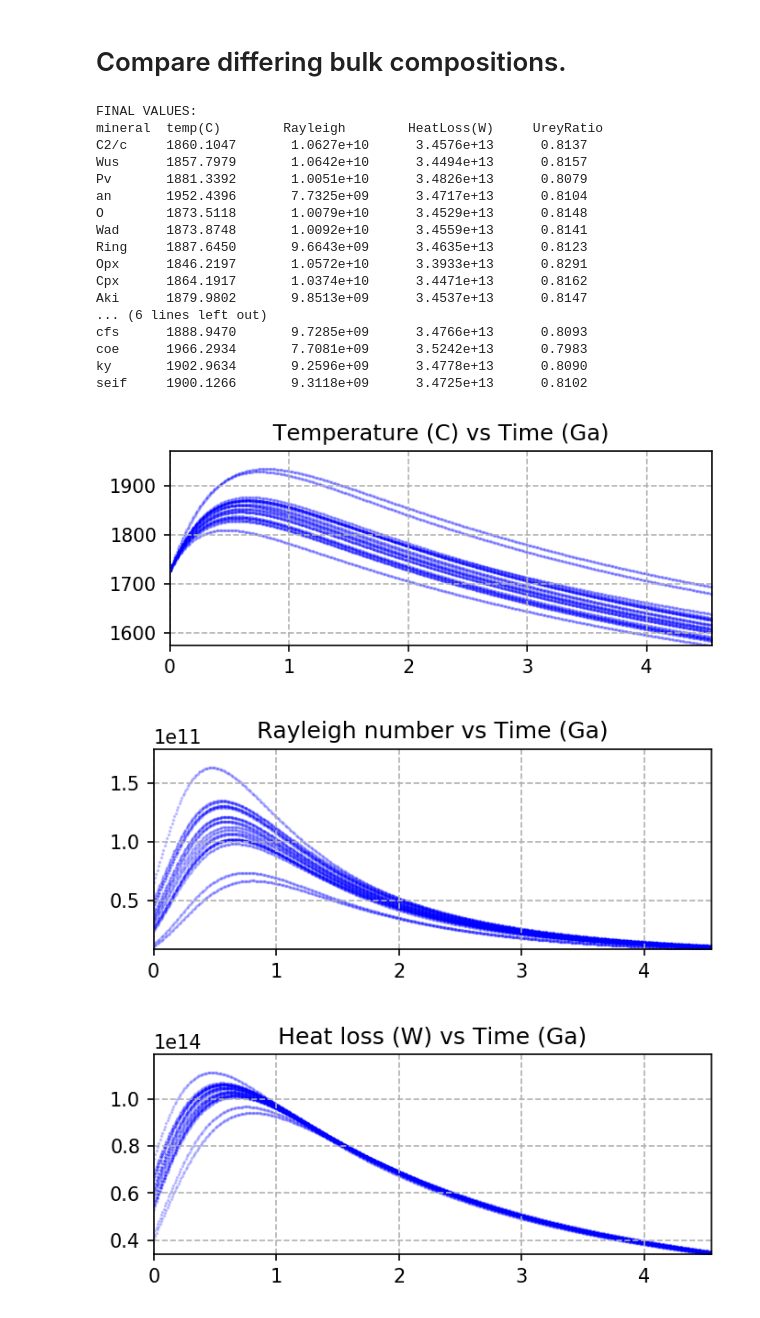
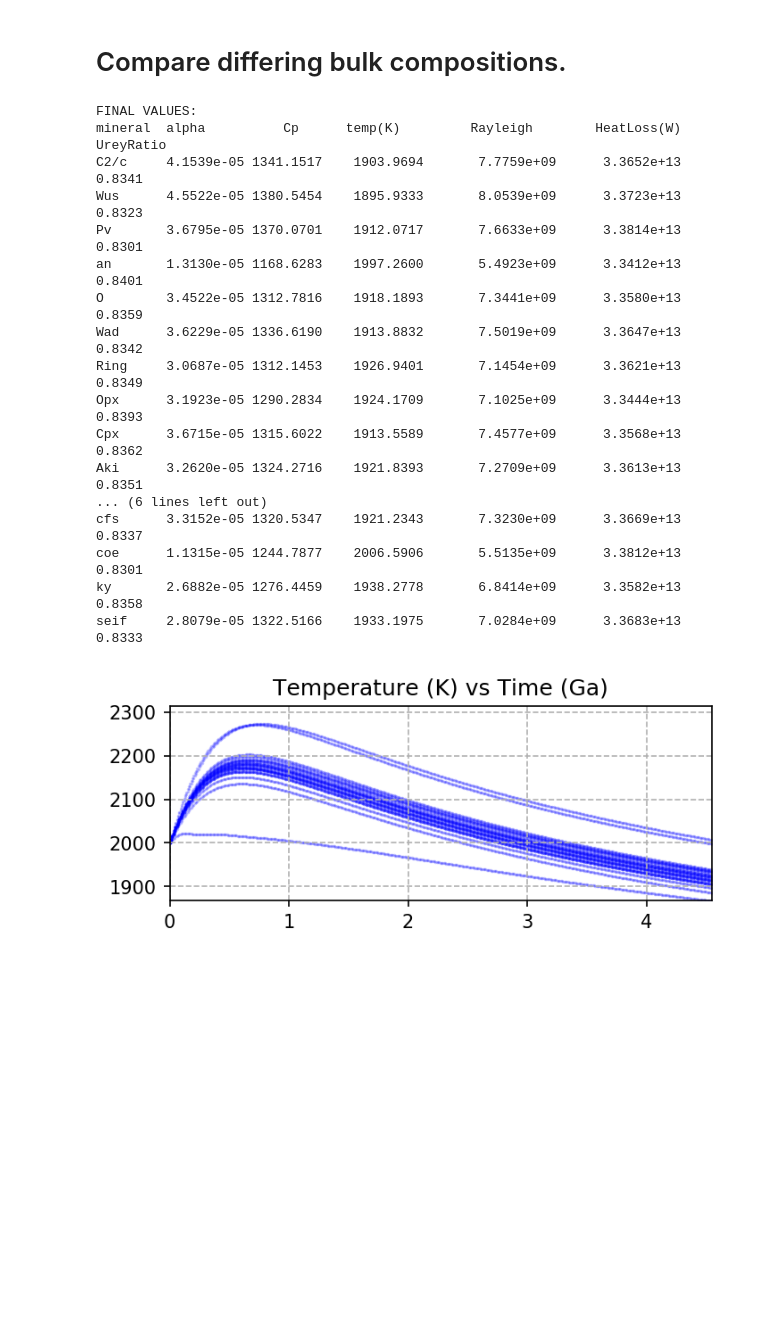
Before and after one commit to camerianm/ExoEvo, a Jupyter notebook: ExoEvo.ipynb, the cells around one changed output. Cells and saved outputs as stored; diff of their text form; code cells hidden in the pictures; blank space fills up the shorter version.

```diff
--- a/ExoEvo.ipynb
+++ b/ExoEvo.ipynb
@@ -154,7 +154,3 @@ import printall as prnt
 from printall import Pe as Pe #print scientific notation, 4 decimal
 from printall import Pf as Pf #print float, 4 decimal
 from mineralDB import minerals as minerals
-
-# Although you can design your own composition, let's start with a sample planet from ExoPlex.
-file='test_exoplex_file_Ca0.05_Si0.954_Al0.06_Fe1.0.csv'
-startline=1000 #This is where the core stops and the mantle begins, in that file.
@@ -281,7 +275,7 @@ Hts=[]             #A list of lists; column names are in get.keys['columns']
 t=0.0              #Keep Hts=[], Tp=Tp0, and t=0.0 here, so we can reset values and run again.
 
 print("FINAL VALUES:")
-print('method\t\t temp(C) \tRayleigh \tHeatLoss(W) \tUreyRatio')
+print('method\t\t temp(K) \tRayleigh \tHeatLoss(W) \tUreyRatio')
 
 for method in methods:
 
@@ -291,11 +285,10 @@ for method in methods:
     t=0.0
 
     while t <= tmax:
-        alpha,cp,k=get.thermals(composition,Tp)
 
-        if method=='dynamic': alpha,cp,k=get.thermals(composition,Tp)
-        if method=='static': alpha,cp,k=get.thermals(composition,1625)
-        if method=='benchmark': alpha,cp,k=3.7e-5,1250.,5.0 #common benchmark values
+        if method=='dynamic': alpha,cp,k=get.Tdep_thermals(thermals,Tp)
+        if method=='static': alpha,cp,k=get.Tdep_thermals(thermals,1600.)
+        if method=='benchmark': alpha,cp,k,pm=3.7e-5,1250.,5.0,3340. #common benchmark values
 
         viscT=get.viscosity(Ev,visc0,Tp)
         Ra=get.rayleigh(d,g,pm,Tp,Ts,viscT,alpha,cp,k)
@@ -303,7 +296,7 @@ for method in methods:
         production=evolve.produce_heat(Mp,Mc,Qp,t)
         loss=evolve.flux_heat(Sa,c1,k,Tp,d,Ra,Ev)
         dTp=(dt*get.seconds*(production-loss))/(cp*pm*Vm) #Potentially change to (cp*Mp)?
-        Hts.append([t,Tp-273.15,Ra,production,loss,production/loss])
+        Hts.append([t,Tp,Ra,production,loss,production/loss])
 
         Tp=Tp+dTp
         t=t+dt
@@ -312,6 +305,7 @@ for method in methods:
 
 Evolution=np.asarray(Hts)
 
-Temps=evolve.plot_heat(Evolution[:,(0,1)],"Temperature (C) vs Time (Ga)")
+Temps=evolve.plot_heat(Evolution[:,(0,1)],"Temperature (K) vs Time (Ga)")
+Rayleighs=evolve.plot_heat(Evolution[:,(0,2)],"Rayleigh number vs Time (Ga)")
 # %% [output]
 FINAL VALUES:
@@ -323,6 +318,7 @@ benchmark        1890.2356       9.8033e+09      3.4910e+13      0.8060
 # %% [markdown]
 # Compare differing bulk compositions.
 # %%
+method='dynamic'
 Tp=Tp0
 Ts=300.0
 dt=0.01
@@ -330,61 +326,61 @@ Hts=[]             #A list of lists; column names are in get.keys['columns']
 t=0.0              #Keep Hts=[], Tp=Tp0, and t=0.0 here, so we can reset values and run again.
 
 print("FINAL VALUES:")
-print('mineral\t temp(C) \tRayleigh \tHeatLoss(W) \tUreyRatio')
+print('mineral\t alpha \t\tCp \ttemp(K) \tRayleigh \tHeatLoss(W) \tUreyRatio')
 
 for m in minerals:
     onemin = {m:1.0}
     composition = onemin
+    c1,Ev,visc0=get.TdepVisc(composition)
 
     Tp=Tp0
     Ts=300.0
     dt=0.01
     t=0.0
 
+    thermals=get.thermals_at_P_ave(composition,Pref)
+
     start=time.time()
     while t <= tmax:
-        alpha,cp,k=get.thermals(composition,Tp)
 
-        if method=='dynamic': alpha,cp,k=get.thermals(composition,Tp)
-        if method=='static': alpha,cp,k=get.thermals(composition,1625)
+        if method=='dynamic': alpha,cp,k=get.Tdep_thermals(thermals,Tp)
+        if method=='static': alpha,cp,k=get.Tdep_thermals(thermals,1625)
 
         viscT=get.viscosity(Ev,visc0,Tp)
         Ra=get.rayleigh(d,g,pm,Tp,Ts,viscT,alpha,cp,k)
 
         production=evolve.produce_heat(Mp,Mc,Qp,t)
         loss=evolve.flux_heat(Sa,c1,k,Tp,d,Ra,Ev)
         dTp=(dt*get.seconds*(production-loss))/(cp*pm*Vm) #Potentially change to (cp*Mp)?
-        Hts.append([t,Tp-273.15,Ra,production,loss,production/loss])
+        Hts.append([t,Tp,Ra,production,loss,production/loss])
 
         Tp=Tp+dTp
         t=t+dt
 
-    print(m, '\t', Pf(Tp), '\t', Pe(Ra), '\t',  Pe(loss),  '\t', Pf(production/loss))
+    print(m, '\t', Pe(alpha), Pf(cp), '\t', Pf(Tp), '\t', Pe(Ra), '\t',  Pe(loss),  '\t', Pf(production/loss))
 
 Evolution=np.asarray(Hts)
 
-Temps=evolve.plot_heat(Evolution[:,(0,1)],"Temperature (C) vs Time (Ga)")
-Rayleighs=evolve.plot_heat(Evolution[:,(0,2)],"Rayleigh number vs Time (Ga)")
-Heat_loss=evolve.plot_heat(Evolution[:,(0,4)],"Heat loss (W) vs Time (Ga)")
+Temps=evolve.plot_heat(Evolution[:,(0,1)],"Temperature (K) vs Time (Ga)")
+#Rayleighs=evolve.plot_heat(Evolution[:,(0,2)],"Rayleigh number vs Time (Ga)")
+#Heat_loss=evolve.plot_heat(Evolution[:,(0,4)],"Heat loss (W) vs Time (Ga)")
 #Heat_production=evolve.plot_heat(Evolution[:,(0,3)],"Heat production (W) vs Time (Ga)")
 # %% [output]
 FINAL VALUES:
-mineral  temp(C)        Rayleigh        HeatLoss(W)     UreyRatio
-C2/c     1860.1047       1.0627e+10      3.4576e+13      0.8137
-Wus      1857.7979       1.0642e+10      3.4494e+13      0.8157
-Pv       1881.3392       1.0051e+10      3.4826e+13      0.8079
-an       1952.4396       7.7325e+09      3.4717e+13      0.8104
-O        1873.5118       1.0079e+10      3.4529e+13      0.8148
-Wad      1873.8748       1.0092e+10      3.4559e+13      0.8141
-Ring     1887.6450       9.6643e+09      3.4635e+13      0.8123
-Opx      1846.2197       1.0572e+10      3.3933e+13      0.8291
-Cpx      1864.1917       1.0374e+10      3.4471e+13      0.8162
-Aki      1879.9802       9.8513e+09      3.4537e+13      0.8147
+mineral  alpha          Cp      temp(K)         Rayleigh        HeatLoss(W)     UreyRatio
+C2/c     4.1539e-05 1341.1517    1903.9694       7.7759e+09      3.3652e+13      0.8341
+Wus      4.5522e-05 1380.5454    1895.9333       8.0539e+09      3.3723e+13      0.8323
+Pv       3.6795e-05 1370.0701    1912.0717       7.6633e+09      3.3814e+13      0.8301
+an       1.3130e-05 1168.6283    1997.2600       5.4923e+09      3.3412e+13      0.8401
+O        3.4522e-05 1312.7816    1918.1893       7.3441e+09      3.3580e+13      0.8359
+Wad      3.6229e-05 1336.6190    1913.8832       7.5019e+09      3.3647e+13      0.8342
+Ring     3.0687e-05 1312.1453    1926.9401       7.1454e+09      3.3621e+13      0.8349
+Opx      3.1923e-05 1290.2834    1924.1709       7.1025e+09      3.3444e+13      0.8393
+Cpx      3.6715e-05 1315.6022    1913.5589       7.4577e+09      3.3568e+13      0.8362
+Aki      3.2620e-05 1324.2716    1921.8393       7.2709e+09      3.3613e+13      0.8351
 ... (6 lines left out)
-cfs      1888.9470       9.7285e+09      3.4766e+13      0.8093
-coe      1966.2934       7.7081e+09      3.5242e+13      0.7983
-ky       1902.9634       9.2596e+09      3.4778e+13      0.8090
-seif     1900.1266       9.3118e+09      3.4725e+13      0.8102
+cfs      3.3152e-05 1320.5347    1921.2343       7.3230e+09      3.3669e+13      0.8337
+coe      1.1315e-05 1244.7877    2006.5906       5.5135e+09      3.3812e+13      0.8301
+ky       2.6882e-05 1276.4459    1938.2778       6.8414e+09      3.3582e+13      0.8358
+seif     2.8079e-05 1322.5166    1933.1975       7.0284e+09      3.3683e+13      0.8333
-[figure, old version]
+[figure, new version]
-[figure, removed]
-[figure, removed]
```
Also changed, not shown: parts of 7 cells of this notebook, 1 other file.
